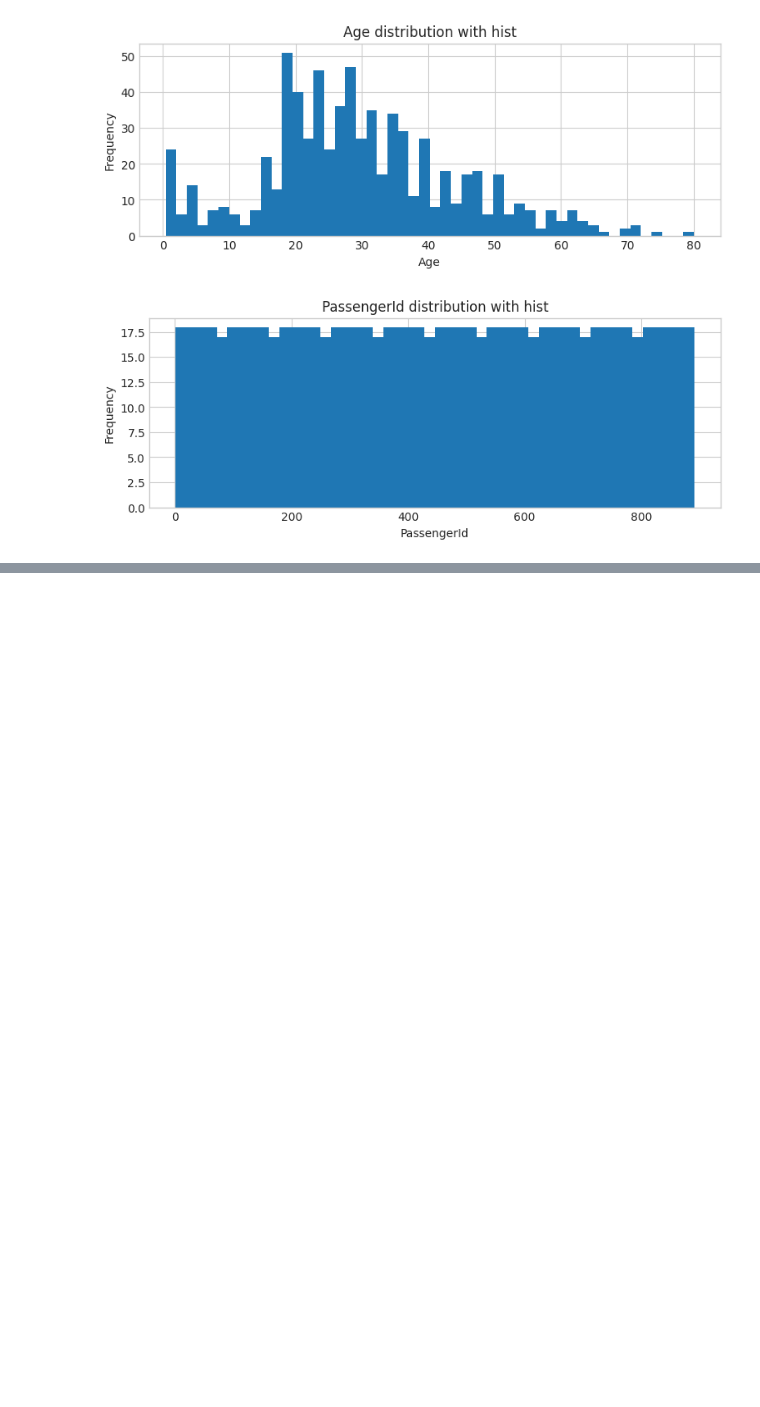
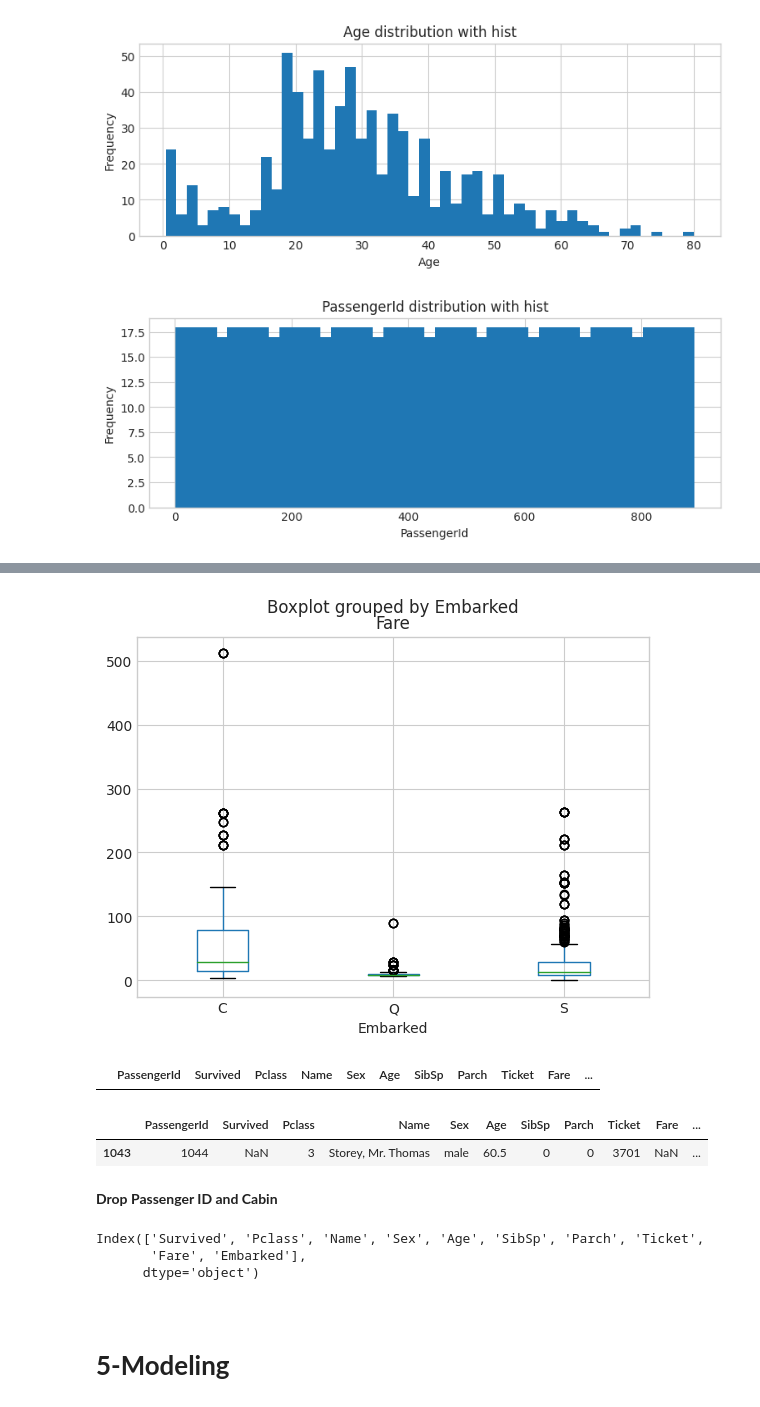
Before and after one commit to MeltemElgun/Kaggle-Titanik_ML_Course, a Jupyter notebook: titanik-ml-course.ipynb, the cells around one changed output, grey strips where cells are left out. Cells and saved outputs as stored; diff of their text form; code cells hidden in the pictures; blank space fills up the shorter version.

```diff
--- a/titanik-ml-course.ipynb
+++ b/titanik-ml-course.ipynb
@@ -254,0 +314,3 @@ for n in numericVar:
+# %%
+train_df_len = len(train_df)
+train_df = pd.concat([train_df,test_df],axis = 0).reset_index(drop = True)
@@ -254,0 +361,15 @@ for n in numericVar:
+# %%
+train_df.boxplot(column="Fare",by = "Embarked")
+plt.show()
+# %% [output]
+[figure, added]
+# %%
+train_df["Embarked"] = train_df["Embarked"].fillna("C")
+train_df[train_df["Embarked"].isnull()]
+# %% [output]
+|  | PassengerId | Survived | Pclass | Name | Sex | Age | SibSp | Parch | Ticket | Fare | ... |
+# %%
+train_df[train_df["Fare"].isnull()]
+# %% [output]
+|  | PassengerId | Survived | Pclass | Name | Sex | Age | SibSp | Parch | Ticket | Fare | ... |
+| 1043 | 1044 | NaN | 3 | Storey, Mr. Thomas | male | 60.5 | 0 | 0 | 3701 | NaN | ... |
@@ -254,0 +378,2 @@ for n in numericVar:
+# %% [markdown]
+**Drop Passenger ID and Cabin**
@@ -254,0 +382,9 @@ for n in numericVar:
+# %%
+train_df.columns
+# %% [output]
+Index(['Survived', 'Pclass', 'Name', 'Sex', 'Age', 'SibSp', 'Parch', 'Ticket',
+       'Fare', 'Embarked'],
+      dtype='object')
+# %% [markdown]
+<a id= "10"><a/><br>
+# **5-Modeling**
```
Also changed, not shown: parts of 21 cells of this notebook.
